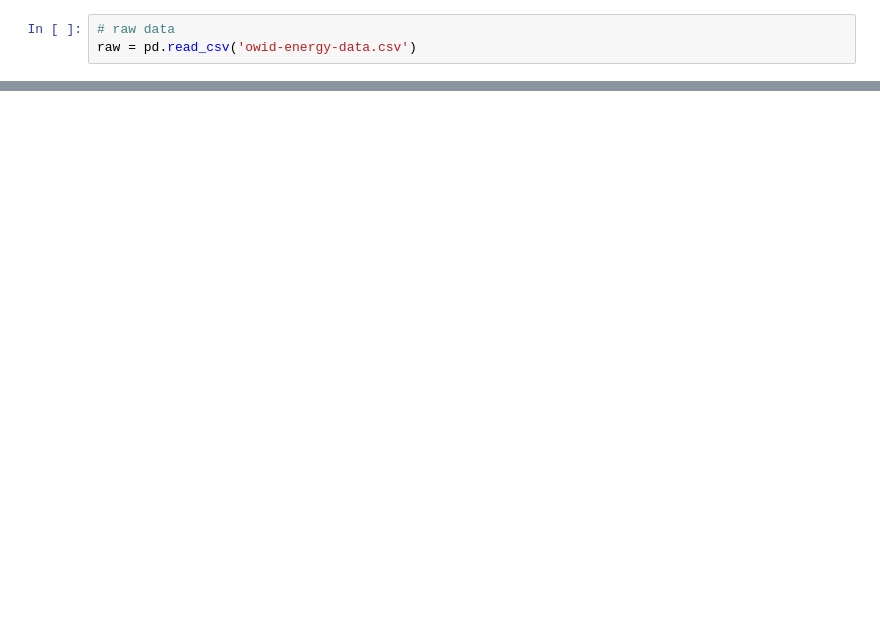
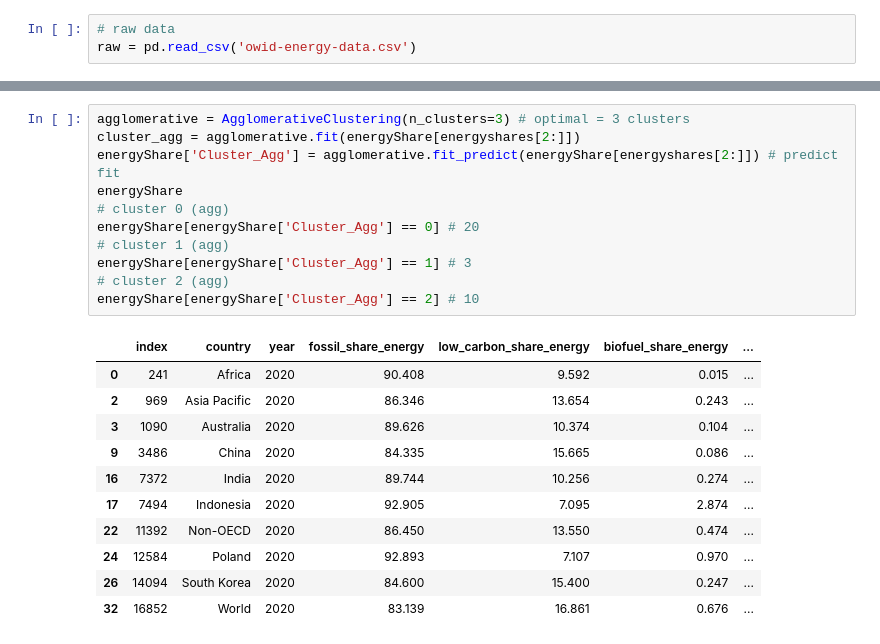
Before and after one commit to katherinefeng01/Group-C-Energy-Project, a Jupyter notebook: clustering.ipynb, the cells around one changed output, grey strips where cells are left out. Saved outputs shown, nothing was run; the diff lists cells and outputs as text; blank space fills up the shorter version.

```diff
--- a/clustering.ipynb
+++ b/clustering.ipynb
@@ -85,0 +107,23 @@ Compared to Cluster 0, Cluster 2 uses a lot more gas energy compared to Cluster
+# %%
+agglomerative = AgglomerativeClustering(n_clusters=3) # optimal = 3 clusters
+cluster_agg = agglomerative.fit(energyShare[energyshares[2:]])
+energyShare['Cluster_Agg'] = agglomerative.fit_predict(energyShare[energyshares[2:]]) # predict fit
+energyShare
+# cluster 0 (agg)
+energyShare[energyShare['Cluster_Agg'] == 0] # 20
+# cluster 1 (agg)
+energyShare[energyShare['Cluster_Agg'] == 1] # 3
+# cluster 2 (agg)
+energyShare[energyShare['Cluster_Agg'] == 2] # 10
+# %% [output]
+|  | index | country | year | fossil_share_energy | low_carbon_share_energy | biofuel_share_energy | ... |
+| 0 | 241 | Africa | 2020 | 90.408 | 9.592 | 0.015 | ... |
+| 2 | 969 | Asia Pacific | 2020 | 86.346 | 13.654 | 0.243 | ... |
+| 3 | 1090 | Australia | 2020 | 89.626 | 10.374 | 0.104 | ... |
+| 9 | 3486 | China | 2020 | 84.335 | 15.665 | 0.086 | ... |
+| 16 | 7372 | India | 2020 | 89.744 | 10.256 | 0.274 | ... |
+| 17 | 7494 | Indonesia | 2020 | 92.905 | 7.095 | 2.874 | ... |
+| 22 | 11392 | Non-OECD | 2020 | 86.450 | 13.550 | 0.474 | ... |
+| 24 | 12584 | Poland | 2020 | 92.893 | 7.107 | 0.970 | ... |
+| 26 | 14094 | South Korea | 2020 | 84.600 | 15.400 | 0.247 | ... |
+| 32 | 16852 | World | 2020 | 83.139 | 16.861 | 0.676 | ... |
```
Also changed, not shown: parts of 10 cells of this notebook.
